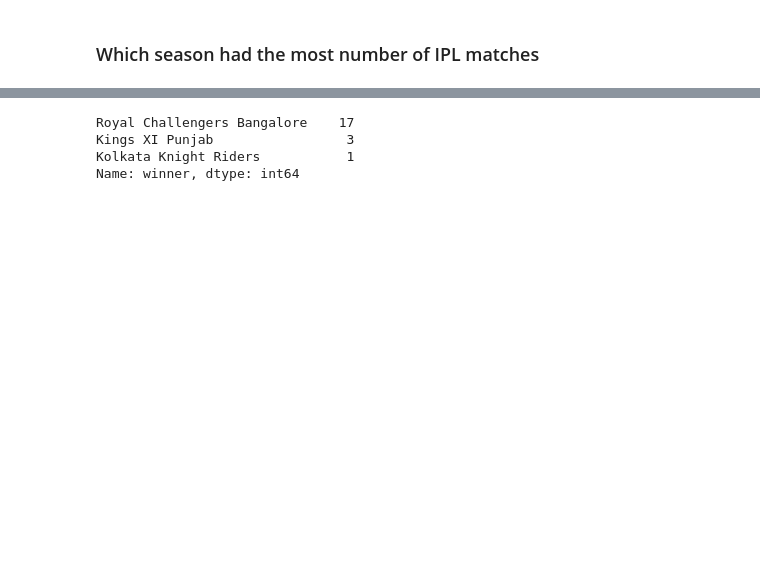
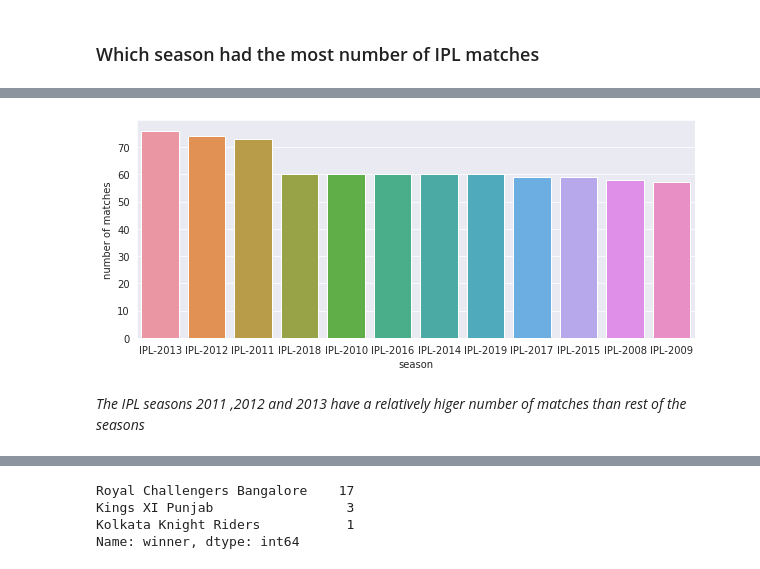
Before and after one commit to priyanships31/ipl-t20-cricket-analysis, a Jupyter notebook: Priyanshi_Singh_24_02_2021_IPL_T20_Cricket_Analysis_Capstone_Project.ipynb, the cells around one changed output, grey strips where cells are left out. Cells and saved outputs as stored; diff of their text form; code cells hidden in the pictures; blank space fills up the shorter version.

```diff
--- a/Priyanshi_Singh_24_02_2021_IPL_T20_Cricket_Analysis_Capstone_Project.ipynb
+++ b/Priyanshi_Singh_24_02_2021_IPL_T20_Cricket_Analysis_Capstone_Project.ipynb
@@ -150,0 +126,5 @@ Name: Season, dtype: int64
+# %%
+number_of_matches = pd.DataFrame(matches_df["Season"].value_counts())
+number_of_matches.reset_index(level = 0, inplace = True)
+number_of_matches.columns= ['season','number of matches']
+number_of_matches
@@ -151,3 +145,14 @@ Name: Season, dtype: int64
+# %%
+# Visual representation of IPL seasons and number of matches
+fig_dims = (10, 4)
+fig, ax = plt.subplots(figsize=fig_dims)
+sns.set_style('darkgrid')
+sns.barplot(number_of_matches["season"],number_of_matches["number of matches"],ax=ax, data=number_of_matches)
+plt.show()
+# %% [output]
+[figure, added]
+# %% [markdown]
+*The IPL seasons 2011 ,2012 and 2013 have a relatively higer number of matches than rest of the seasons*
 # %%
 # IPL-2013 had the most number of matches
 matches_df[matches_df['Season'] == 'IPL-2013']['result'].value_counts()
```
Also changed, not shown: parts of 32 cells of this notebook.
